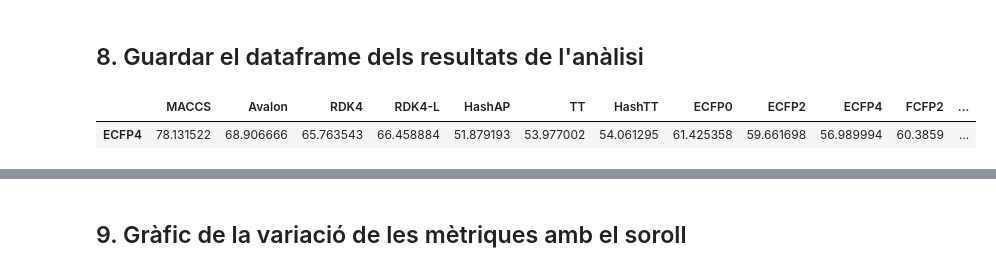
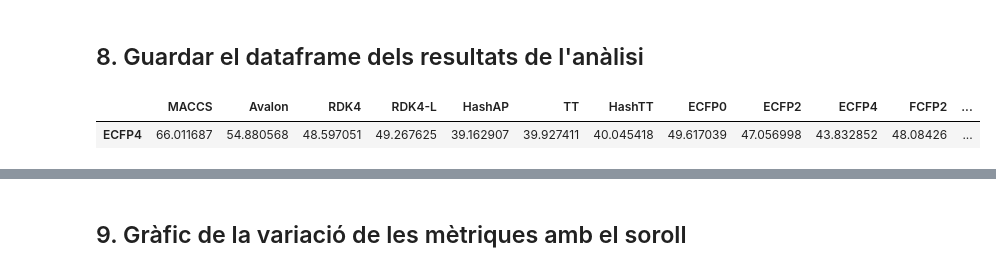
Before and after one commit to DavidDiestreR/MolForge_Testing, a Jupyter notebook: notebooks/analysis/output_analysis.ipynb, the cells around one changed output, grey strips where cells are left out. Cells and saved outputs as stored; diff of their text form; code cells hidden in the pictures.

```diff
--- a/notebooks/analysis/output_analysis.ipynb
+++ b/notebooks/analysis/output_analysis.ipynb
@@ -38,7 +38,7 @@ fp_type = "ECFP4"
 # %% [markdown]
 Fitxer de fingerprints preprocessat (path a partir de MolForge_Testing/)
 # %%
-input_path = "data/MolForge_output/MolForge_MFoutput_2000_ECFP4_noise0_1_noise1_0.csv"
+input_path = "data/MolForge_output/MolForge_MFoutput_2000_ECFP4_noise0_2_noise1_0.csv"
 #input_path = "data/MolForge_output/CoCoGraph_MFoutput_2000_novel.csv"
 #input_path = "data/MolForge_output/CoCoGraph_MFoutput_2000_lt70atoms.csv"
 
@@ -278,9 +282,9 @@ Tanimoto_Canonical_Inv_NaN_df
 # %% [markdown]
 ## 8. Guardar el dataframe dels resultats de l'anàlisi
 # %%
-Tanimoto_Canonical_Inv_0_df.to_csv(f"{output_path}/noise0_{noise_0}_noise1_{noise_1}/Tanimoto_Canonical_Inv_0.csv")
+Tanimoto_Canonical_Inv_0_df.to_csv(f"{output_path}/noise0_{noise0_str}_noise1_{noise1_str}/Tanimoto_Canonical_Inv_0.csv")
 Tanimoto_Canonical_Inv_0_df
 # %% [output]
 |  | MACCS | Avalon | RDK4 | RDK4-L | HashAP | TT | HashTT | ECFP0 | ECFP2 | ECFP4 | FCFP2 | ... |
-| ECFP4 | 78.131522 | 68.906666 | 65.763543 | 66.458884 | 51.879193 | 53.977002 | 54.061295 | 61.425358 | 59.661698 | 56.989994 | 60.3859 | ... |
+| ECFP4 | 66.011687 | 54.880568 | 48.597051 | 49.267625 | 39.162907 | 39.927411 | 40.045418 | 49.617039 | 47.056998 | 43.832852 | 48.08426 | ... |
 # %%
```
Also changed, not shown: parts of 17 cells of this notebook, 17 other files.
